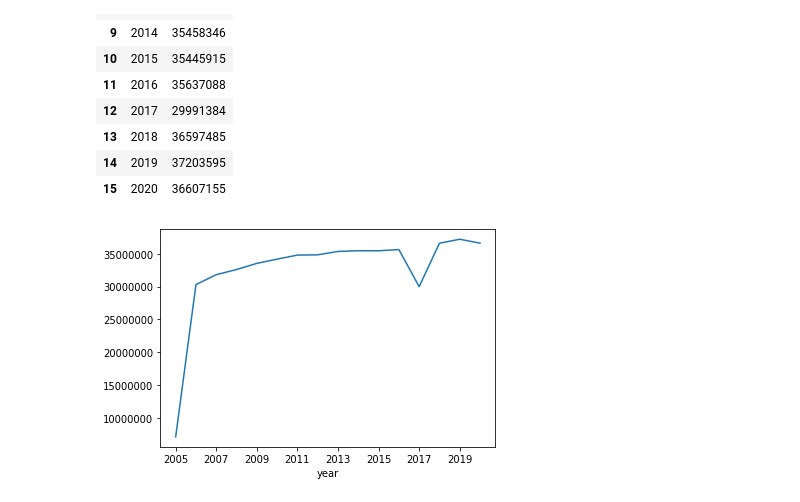
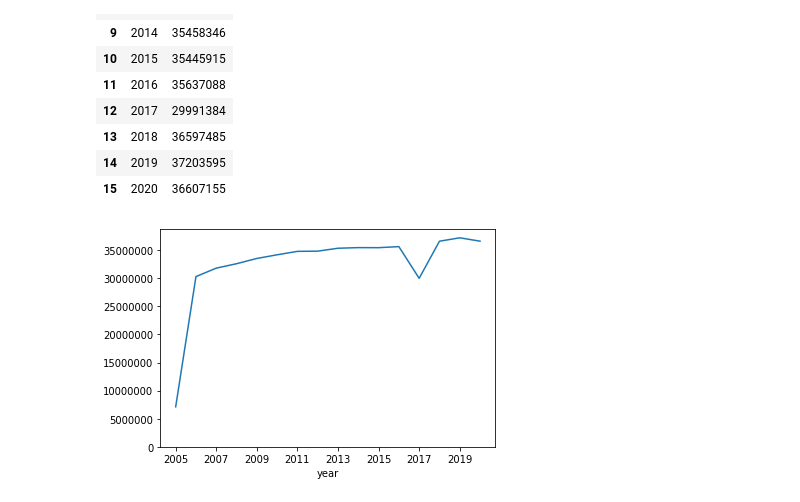
Before and after one commit to michalc/dft-mot-analysis, a Jupyter notebook: explore.ipynb, the cells around one changed output. Cells and saved outputs as stored; diff of their text form; code cells hidden in the pictures.

```diff
--- a/explore.ipynb
+++ b/explore.ipynb
@@ -84,8 +84,9 @@ df
 # %%
 df_by_year = df.set_index(['year'])
 df_by_year.plot(legend=None)
 ax = plt.gca()
 ax.yaxis.get_major_formatter().set_scientific(False)
+ax.set_ylim(ymin=0)
 plt.show()
 # %% [output]
-[figure, old version]
+[figure, new version]
```
Also changed, not shown: parts of 2 cells of this notebook.
